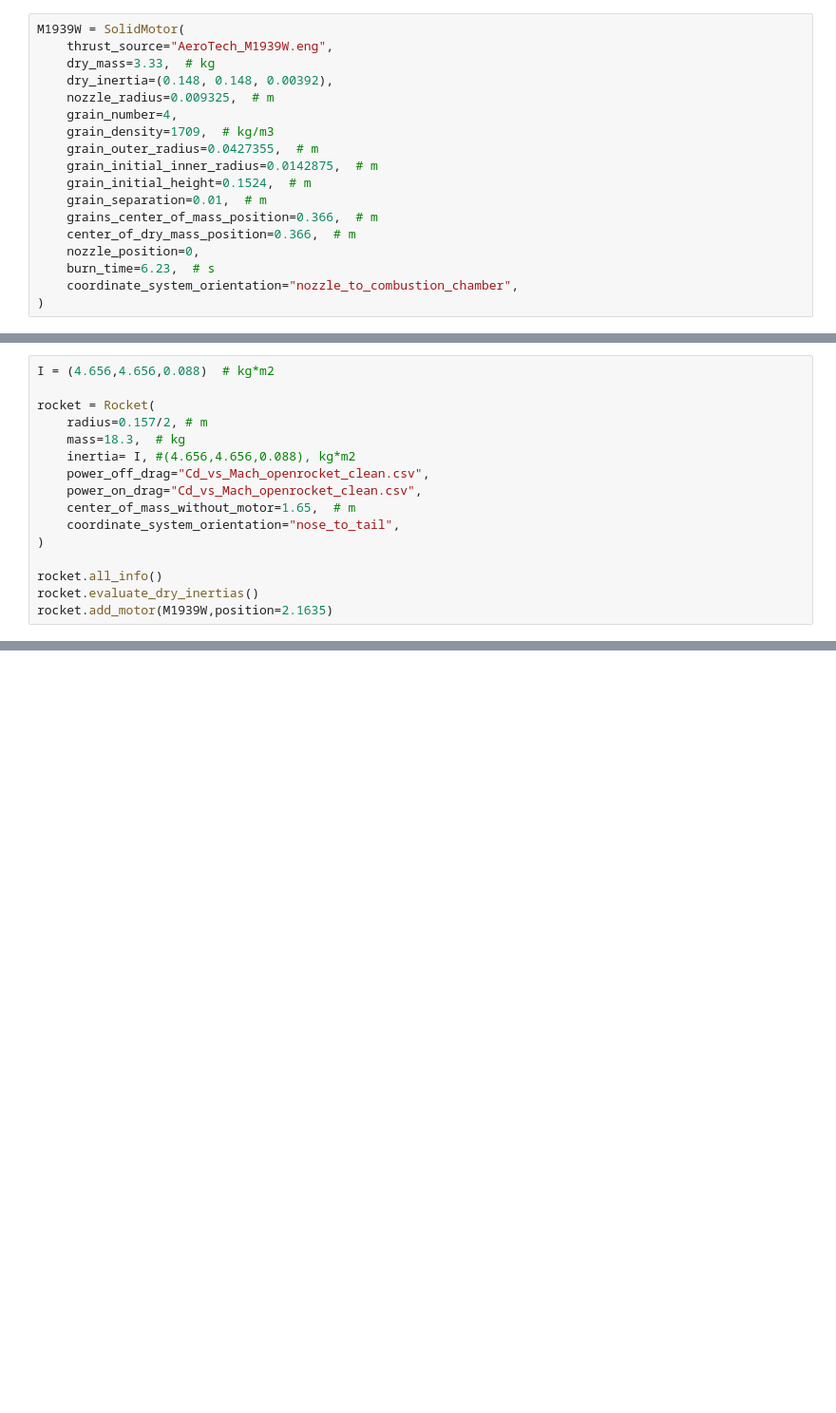
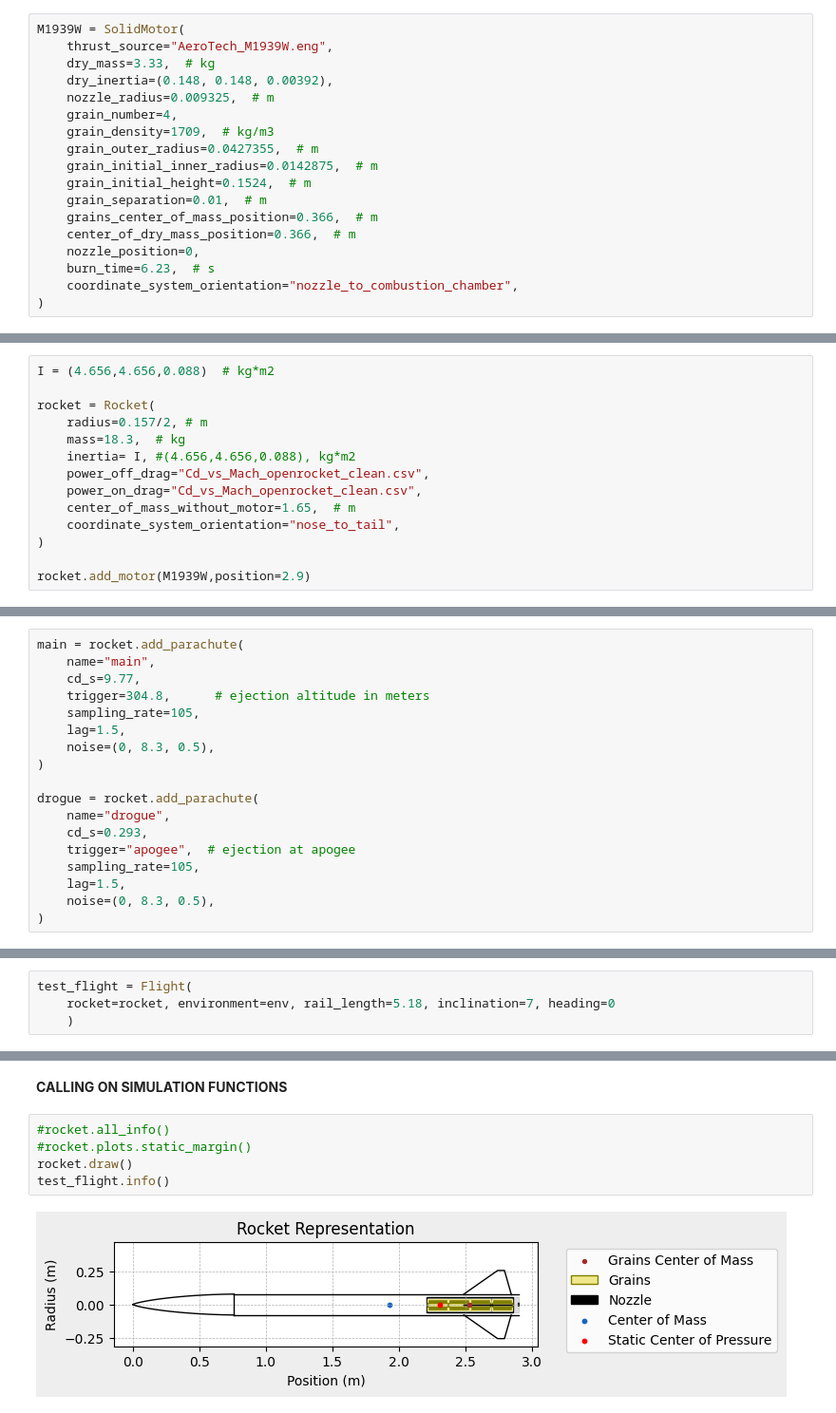
Before and after one commit to usfsoar/NSL_25-26_EECS, a Jupyter notebook: rocketpy/rocket2.ipynb, the cells around one changed output, grey strips where cells are left out. Shown at 95% size. Saved outputs shown, nothing was run; the diff lists cells and outputs as text; blank space fills up the shorter version.

```diff
--- a/rocketpy/rocket2.ipynb
+++ b/rocketpy/rocket2.ipynb
@@ -41,6 +45,4 @@ rocket = Rocket(
     coordinate_system_orientation="nose_to_tail",
 )
 
-rocket.all_info()
-rocket.evaluate_dry_inertias()
-rocket.add_motor(M1939W,position=2.1635)
+rocket.add_motor(M1939W,position=2.9)
@@ -62,0 +69,18 @@ fin_set=rocket.add_trapezoidal_fins(
+# %%
+main = rocket.add_parachute(
+    name="main",
+    cd_s=9.77,
+    trigger=304.8,      # ejection altitude in meters
+    sampling_rate=105,
+    lag=1.5,
+    noise=(0, 8.3, 0.5),
+)
+
+drogue = rocket.add_parachute(
+    name="drogue",
+    cd_s=0.293,
+    trigger="apogee",  # ejection at apogee
+    sampling_rate=105,
+    lag=1.5,
+    noise=(0, 8.3, 0.5),
+)
@@ -62,0 +89,4 @@ fin_set=rocket.add_trapezoidal_fins(
+# %%
+test_flight = Flight(
+    rocket=rocket, environment=env, rail_length=5.18, inclination=7, heading=0
+    )
@@ -62,0 +99,9 @@ fin_set=rocket.add_trapezoidal_fins(
+# %% [markdown]
+**CALLING ON SIMULATION FUNCTIONS**
+# %%
+#rocket.all_info()
+#rocket.plots.static_margin()
+rocket.draw()
+test_flight.info()
+# %% [output]
+[figure, added]
```
Also changed, not shown: parts of 11 cells of this notebook.
